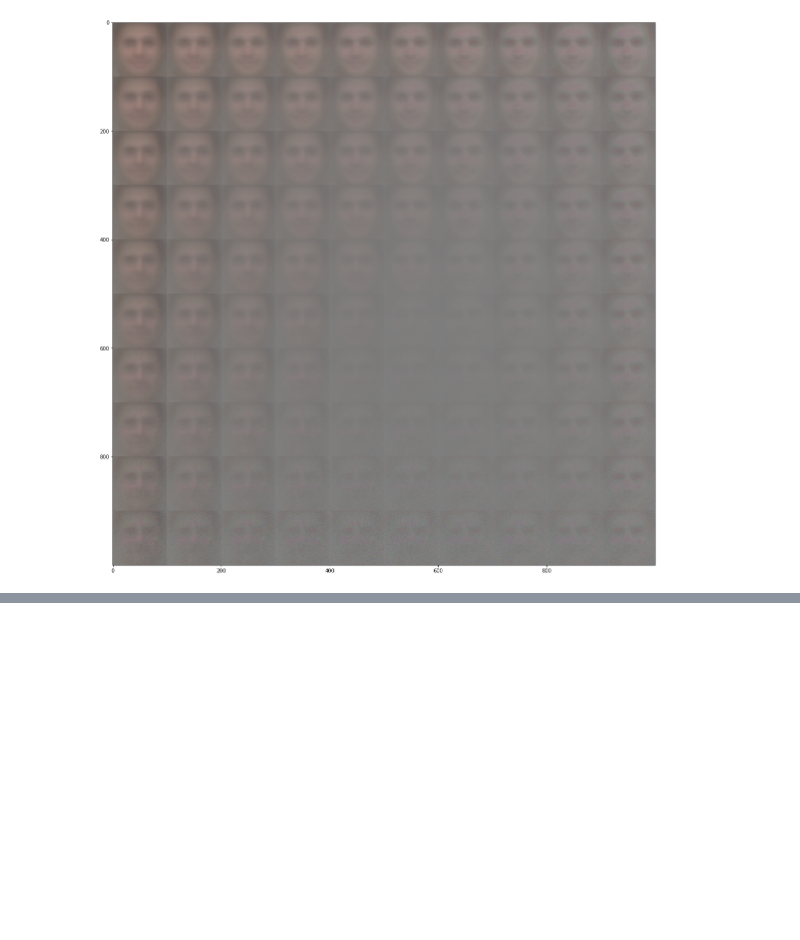
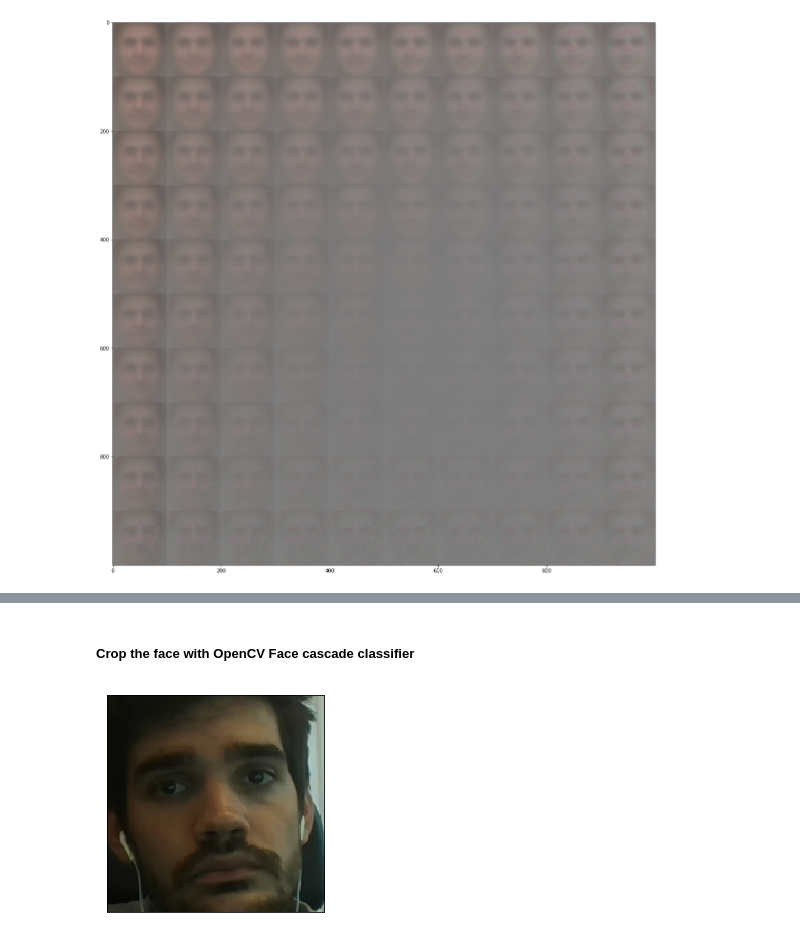
Before and after one commit to TheoLvs/computer-vision-control, a Jupyter notebook: development/Face ID development.ipynb, the cells around one changed output, grey strips where cells are left out. Saved outputs shown, nothing was run; the diff lists cells and outputs as text; code cells hidden in the pictures; blank space fills up the shorter version.

```diff
--- a/development/Face ID with autoencoders.ipynb
+++ b/development/Face ID development.ipynb
@@ -198,0 +272,8 @@ plt.show()
+# %% [markdown]
+##### Crop the face with OpenCV Face cascade classifier
+# %%
+plt.imshow(crop_face(array))
+plt.xticks(());plt.yticks(())
+plt.show()
+# %% [output]
+[figure, added]
```
Also changed, not shown: parts of 27 cells of this notebook.
